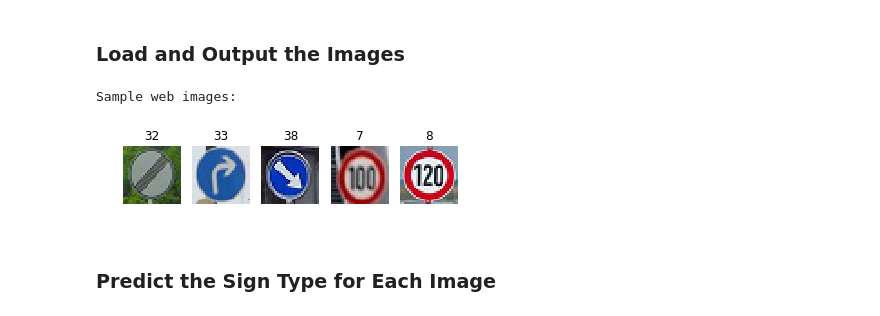
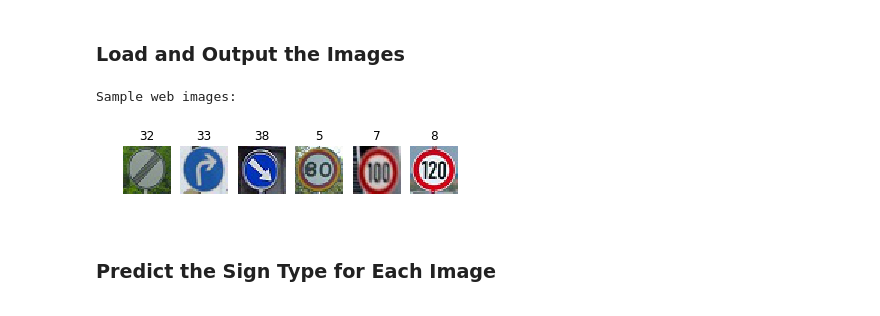
Before and after one commit to ragou19/Traffic-Sign-Classifier, a Jupyter notebook: Traffic_Sign_Classifier.ipynb, the cells around one changed output. Cells and saved outputs as stored; diff of their text form; code cells hidden in the pictures.

```diff
--- a/Traffic_Sign_Classifier.ipynb
+++ b/Traffic_Sign_Classifier.ipynb
@@ -379,34 +381,34 @@ You may find `signnames.csv` useful as it contains mappings from the class id (i
 # %%
 import matplotlib.axes as axes
 import glob
 import os
 
 img_list = np.array([])
 label_list = []
 count = 0
 
+print()
 print("Sample web images:")
-print()
 
 fig = plt.figure()
 
 for image in glob.glob("pictures/*.jpg"):
     name = os.path.basename(image)
     label_list.append(int(name[:-4]))
     a = cv2.imread(image, 1)
     a = cv2.cvtColor(a, cv2.COLOR_BGR2RGB)
     img_list = np.append(img_list, a)
-    b = fig.add_subplot(1, 5, count+1)
+    b = fig.add_subplot(1, 6, count+1)
     plt.imshow(a)
     plt.axis('off')
     b.set_title(label = str(label_list[count]))
     count += 1
 
-web_X_test = img_list.reshape((5, 32, 32, 3))
+web_X_test = img_list.reshape((6, 32, 32, 3))
 web_y_labels = label_list
 # %% [output]
 Sample web images:
-[figure, old version]
+[figure, new version]
 # %% [markdown]
 ### Predict the Sign Type for Each Image
 # %%
```
Also changed, not shown: parts of 5 cells of this notebook, 7 other files.
